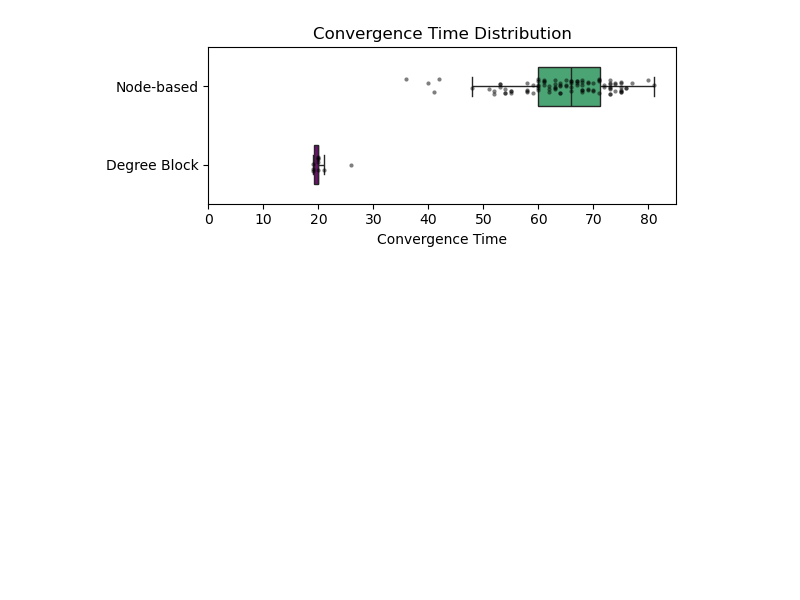
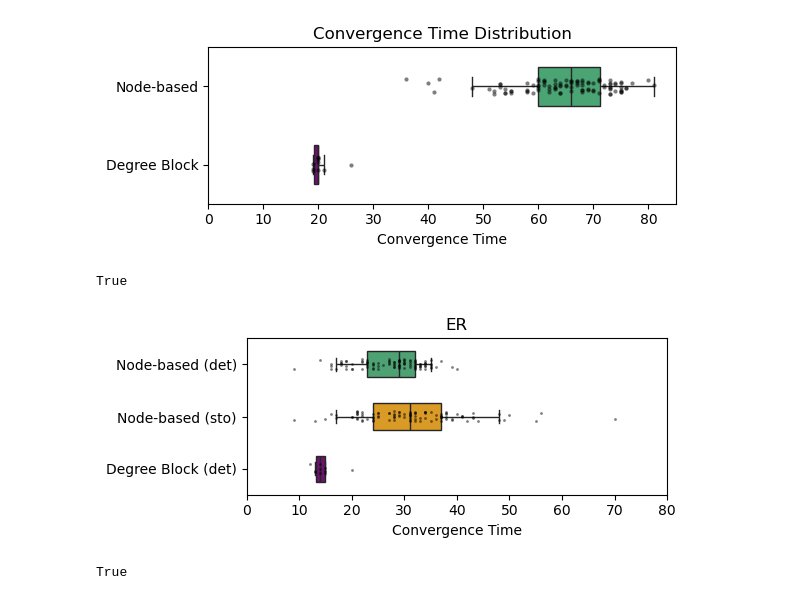
Before and after one commit to nmoghaddas19/PHYS-7335, a Jupyter notebook: random_walks/code.ipynb, the cells around one changed output. Cells and saved outputs as stored; diff of their text form; code cells hidden in the pictures; blank space fills up the shorter version.

Commit message:
plots

```diff
--- a/random_walks/code.ipynb
+++ b/random_walks/code.ipynb
@@ -867,3 +873,67 @@ plt.tight_layout()
 plt.show()
 # %% [output]
 [figure]
+# %%
+#er = nx.erdos_renyi_graph(100, 0.05)
+g = er
+nx.is_connected(g)
+# %% [output]
+True
+# %%
+
+w0 = {i: [0] if i != 0 else [1000] for i in g.nodes()} # all walkers start on node 0
+wi_det = deterministic_random_walk(g, w0, 100, 0.5)
+
+w0 = {i: [0] if i != 0 else [1000] for i in g.nodes()} # all walkers start on node 0
+degree_dict = dict(nx.degree(g))
+max_degree = max(degree_dict.values())
+wk = {k: [0] for k in range(max_degree+1) if k in degree_dict.values()}
+for i in g.nodes():
+    wk[degree_dict[i]][0] += w0[i][0]
+wk_det = degree_block_random_walk(g, wk, 100, 0.5)
+
+w0 = {i: [0] if i != 0 else [1000] for i in er.nodes()} # all walkers start on node 0
+wi_sto, all_sto = stochastic_random_walk(g, w0, 100, 0.5, 100)
+
+convergence_wi_det = [converged(x, 0.5) for x in wi_det.values()]
+convergence_wk_det = [converged(x, 0.5) for x in wk_det.values()]
+convergence_wi_sto = [converged(x, 0.5) for x in wi_sto.values()]
+# %%
+import seaborn as sns
+import matplotlib.pyplot as plt
+
+# Combine the data into a single DataFrame for easier plotting
+import pandas as pd
+
+data = pd.DataFrame({
+    'Convergence Time': convergence_wi_det + convergence_wi_sto + convergence_wk_det,
+    'Type': ['Node-based (det)'] * len(convergence_wi_det) + ['Node-based (sto)'] * len(convergence_wi_sto) + ['Degree Block (det)'] * len(convergence_wk_det)
+})
+
+# Plot box and whisker plot with points for the underlying raw data
+plt.figure(figsize=(6, 2.5))
+box_plot = sns.boxplot(
+    y='Type', x='Convergence Time', data=data, showfliers=False, width=0.5,
+    hue='Type', palette={"Node-based (det)": "mediumseagreen", "Degree Block (det)": "purple", "Node-based (sto)": "orange"}, legend=False, saturation=0.7, whis = (5,95)
+)
+
+# Add the stripplot
+sns.stripplot(y='Type', x='Convergence Time', data=data, jitter=True, color='black', alpha=0.5, size=2)
+
+# Add labels and title
+plt.ylabel('')
+plt.xlim(0, 80)
+plt.xlabel('Convergence Time')
+plt.title('ER')
+
+# Show plot
+plt.tight_layout()
+plt.show()
+# %% [output]
+[figure, added]
+# %%
+#ba = nx.barabasi_albert_graph(100, 3)
+g = ba
+nx.is_connected(g)
+# %% [output]
+True
```
Also changed, not shown: parts of 14 cells of this notebook.
